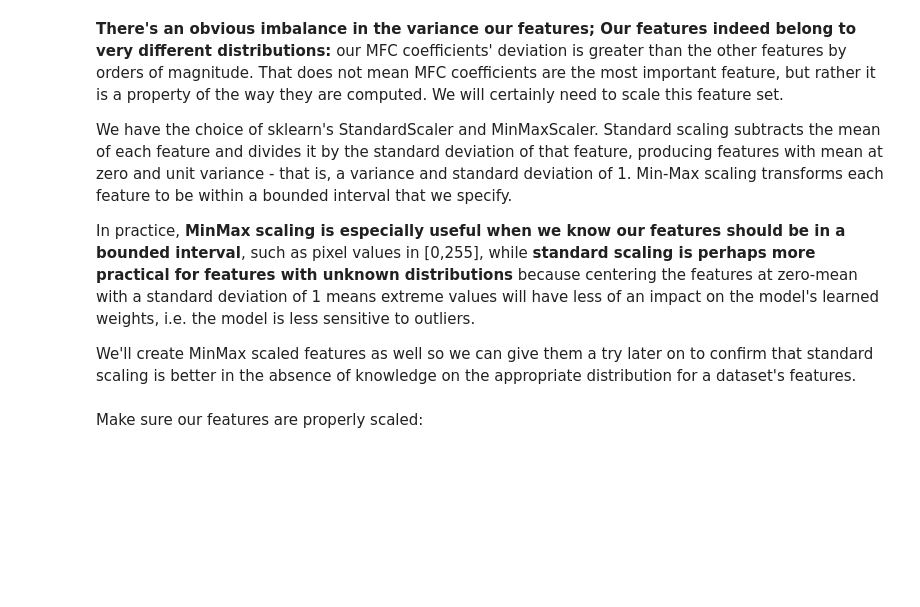
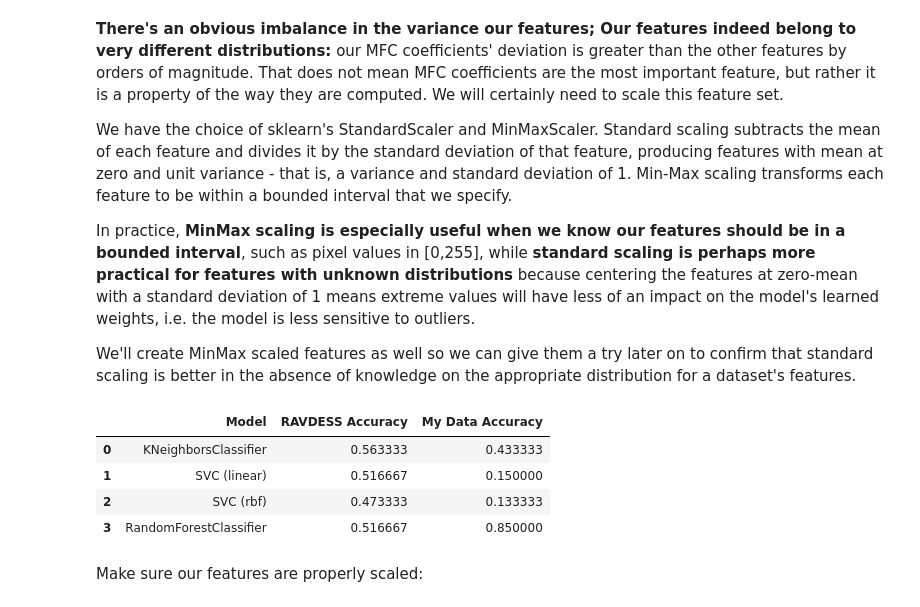
Before and after one commit to zainabshaq/Week3-ClassicML, a Jupyter notebook: Week_3_MachineLearning.ipynb, the cells around one changed output. Cells and saved outputs as stored; diff of their text form; code cells hidden in the pictures; blank space fills up the shorter version.

```diff
--- a/Week_3_MachineLearning.ipynb
+++ b/Week_3_MachineLearning.ipynb
@@ -393,3 +393,51 @@ features_minmax = scaler.fit_transform(features_minmax)
+# %%
+from sklearn.preprocessing import StandardScaler
+
+scaler = StandardScaler()
+
+# learn scaling ONLY from RAVDESS training data
+X_train_scaled = scaler.fit_transform(X_train)
+
+# use the exact same scaling on both test sets
+X_test_scaled = scaler.transform(X_test)
+X_myTest_scaled = scaler.transform(my_features)
+# %%
+scaled_scores = []
+
+for model in models:
+
+    # TRAIN on scaled RAVDESS
+    model.fit(X_train_scaled, y_train)
+
+    # TEST on scaled RAVDESS
+    ravdess_score = model.score(X_test_scaled, y_test)
+
+    # TEST same model on scaled version of my recordings
+    my_score = model.score(X_myTest_scaled, my_emotions)
+
+    model_name = type(model).__name__
+
+    if model_name == 'SVC':
+        model_name += f' ({model.kernel})'
+
+    scaled_scores.append([
+        model_name,
+        ravdess_score,
+        my_score
+    ])
+
+scaled_df = pd.DataFrame(
+    scaled_scores,
+    columns=['Model', 'RAVDESS Accuracy', 'My Data Accuracy']
+)
+
+scaled_df
+# %% [output]
+|  | Model | RAVDESS Accuracy | My Data Accuracy |
+| 0 | KNeighborsClassifier | 0.563333 | 0.433333 |
+| 1 | SVC (linear) | 0.516667 | 0.150000 |
+| 2 | SVC (rbf) | 0.473333 | 0.133333 |
+| 3 | RandomForestClassifier | 0.516667 | 0.850000 |
 # %% [markdown]
 Make sure our features are properly scaled:
 # %%
```
Also changed, not shown: parts of 5 cells of this notebook.
